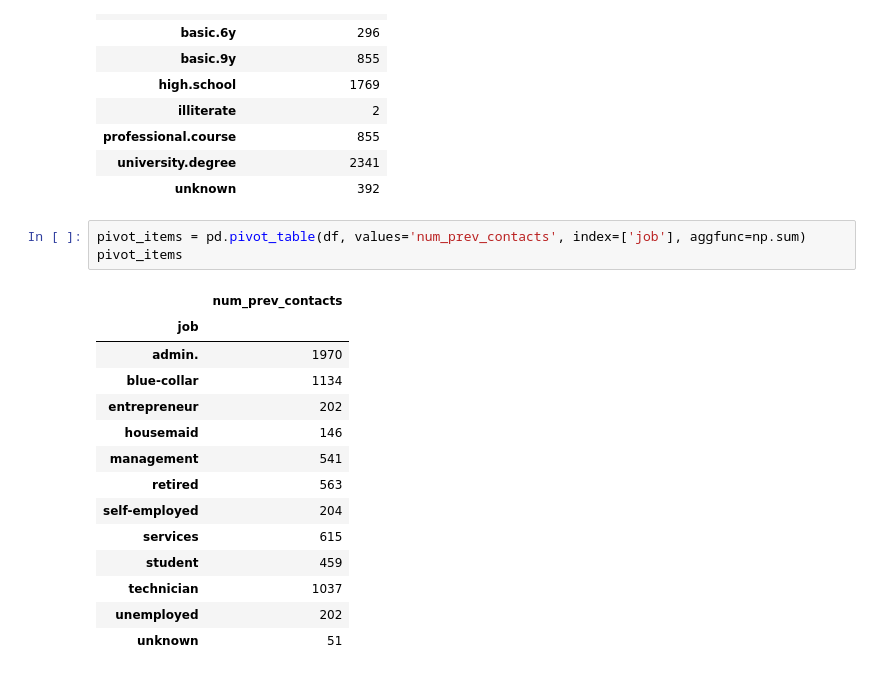
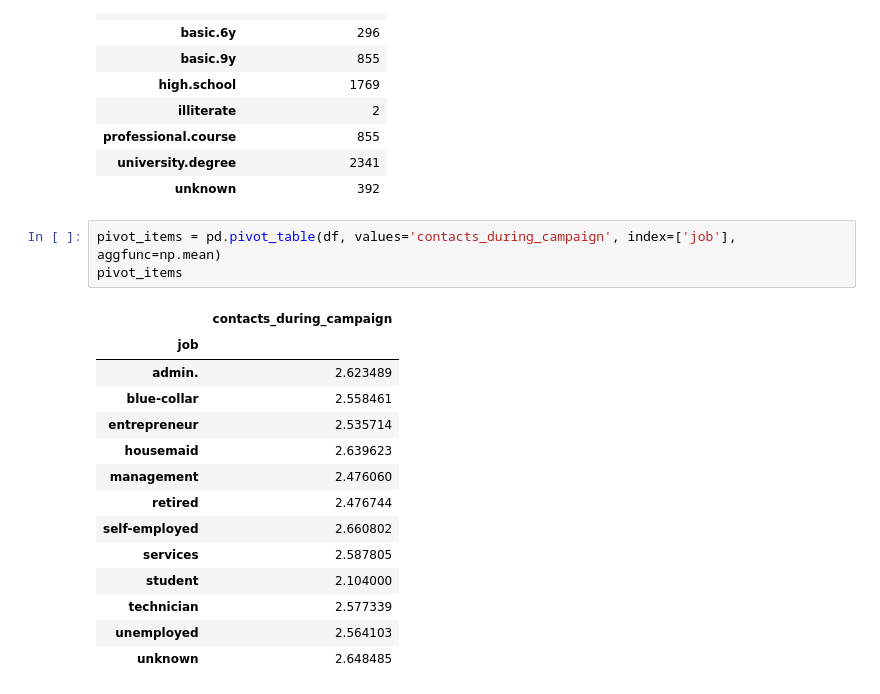
Before and after one commit to RhysZH/GA-DAT9-Projects1, a Jupyter notebook: R_Morgan_Project4_Files/Project 4 - Bank Data EDA.ipynb, the cells around one changed output. Cells and saved outputs as stored; diff of their text form.

```diff
--- a/R_Morgan_Project4_Files/Project 4 - Bank Data EDA.ipynb
+++ b/R_Morgan_Project4_Files/Project 4 - Bank Data EDA.ipynb
@@ -236,20 +276,20 @@ pivot_items
 | university.degree | 2341 |
 | unknown | 392 |
 # %%
-pivot_items = pd.pivot_table(df, values='num_prev_contacts', index=['job'], aggfunc=np.sum)
+pivot_items = pd.pivot_table(df, values='contacts_during_campaign', index=['job'], aggfunc=np.mean)
 pivot_items
 # %% [output]
-|  | num_prev_contacts |
+|  | contacts_during_campaign |
 | job |  |
-| admin. | 1970 |
-| blue-collar | 1134 |
-| entrepreneur | 202 |
-| housemaid | 146 |
-| management | 541 |
-| retired | 563 |
-| self-employed | 204 |
-| services | 615 |
-| student | 459 |
-| technician | 1037 |
-| unemployed | 202 |
-| unknown | 51 |
+| admin. | 2.623489 |
+| blue-collar | 2.558461 |
+| entrepreneur | 2.535714 |
+| housemaid | 2.639623 |
+| management | 2.476060 |
+| retired | 2.476744 |
+| self-employed | 2.660802 |
+| services | 2.587805 |
+| student | 2.104000 |
+| technician | 2.577339 |
+| unemployed | 2.564103 |
+| unknown | 2.648485 |
```
Also changed, not shown: parts of 13 cells of this notebook, 1 other file.
